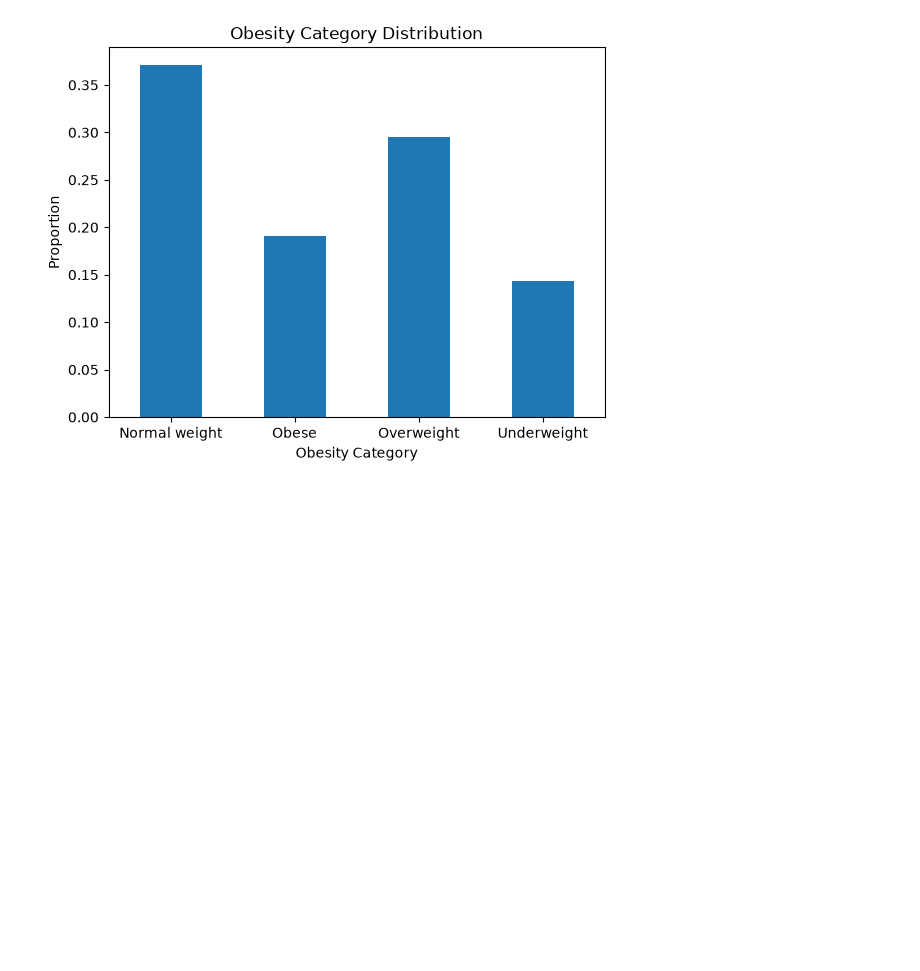
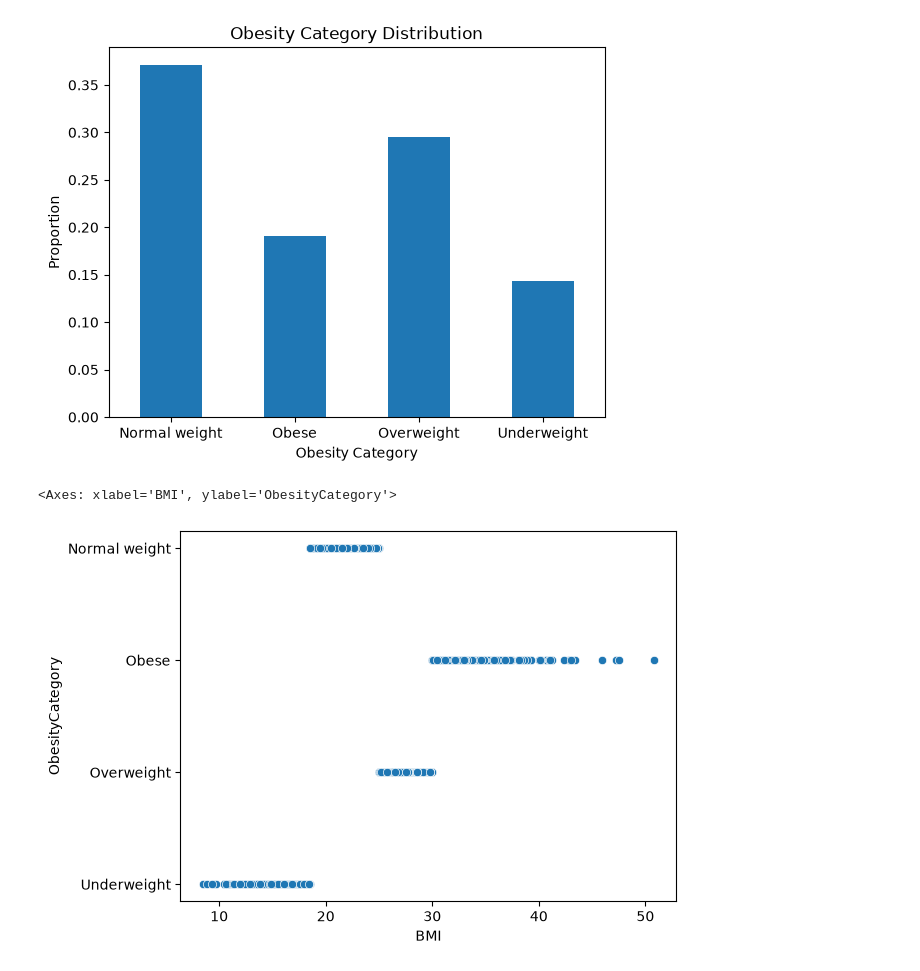
Before and after one commit to asoali67/Capstone, a Jupyter notebook: Capstone.ipynb, the cells around one changed output. Drawn from its saved outputs; the diff is of its cells as text; code cells hidden in the pictures; blank space fills up the shorter version.

```diff
--- a/Capstone.ipynb
+++ b/Capstone.ipynb
@@ -66,3 +72,9 @@ Obese            191
 Underweight      143
 Name: count, dtype: int64
 [figure]
+# %%
+ # working with Age target data
+sns.scatterplot(data=obesity, x='BMI', y='ObesityCategory')
+# %% [output]
+<Axes: xlabel='BMI', ylabel='ObesityCategory'>
+[figure, added]
```
Also changed, not shown: parts of 18 cells of this notebook.
